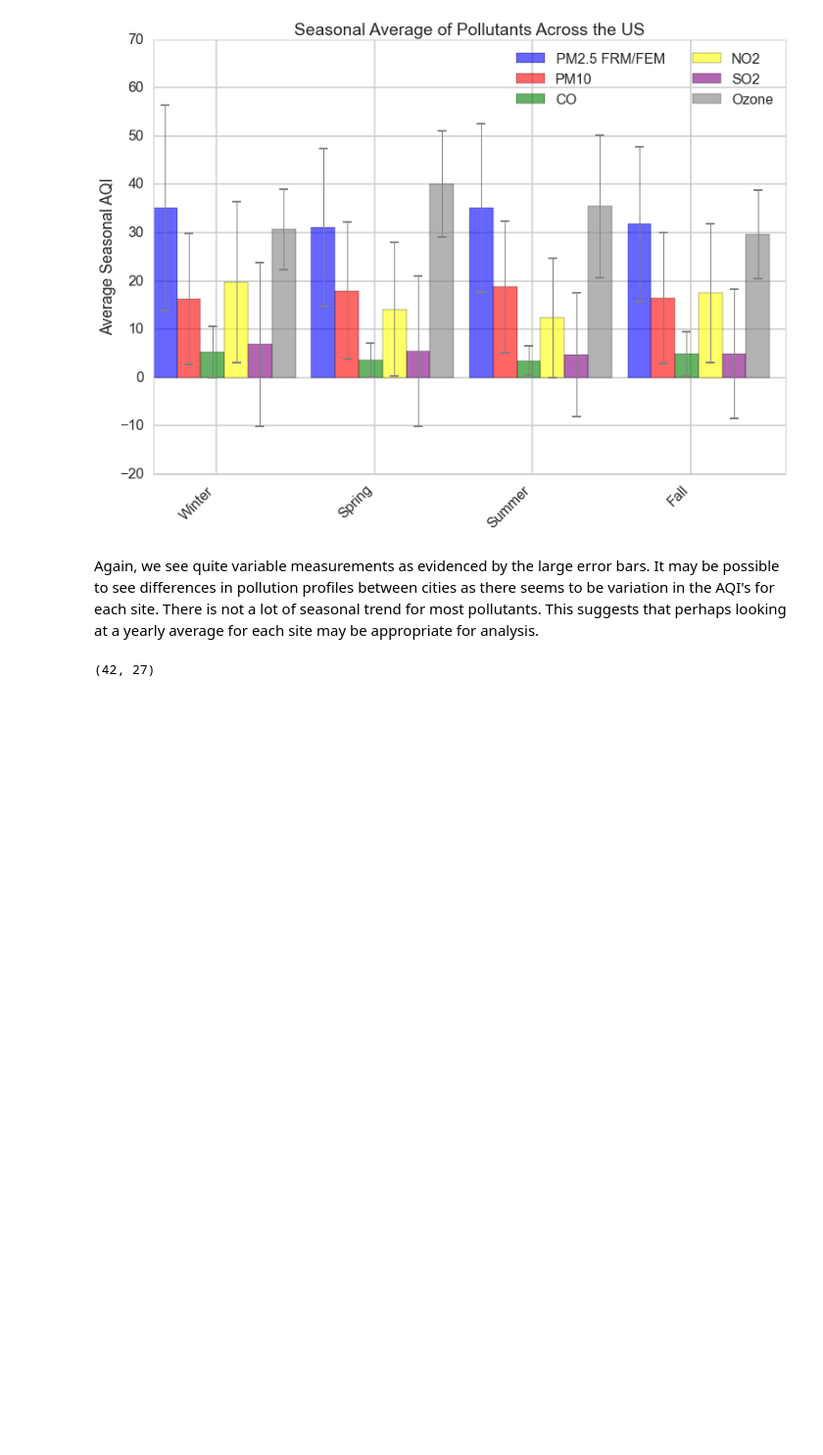
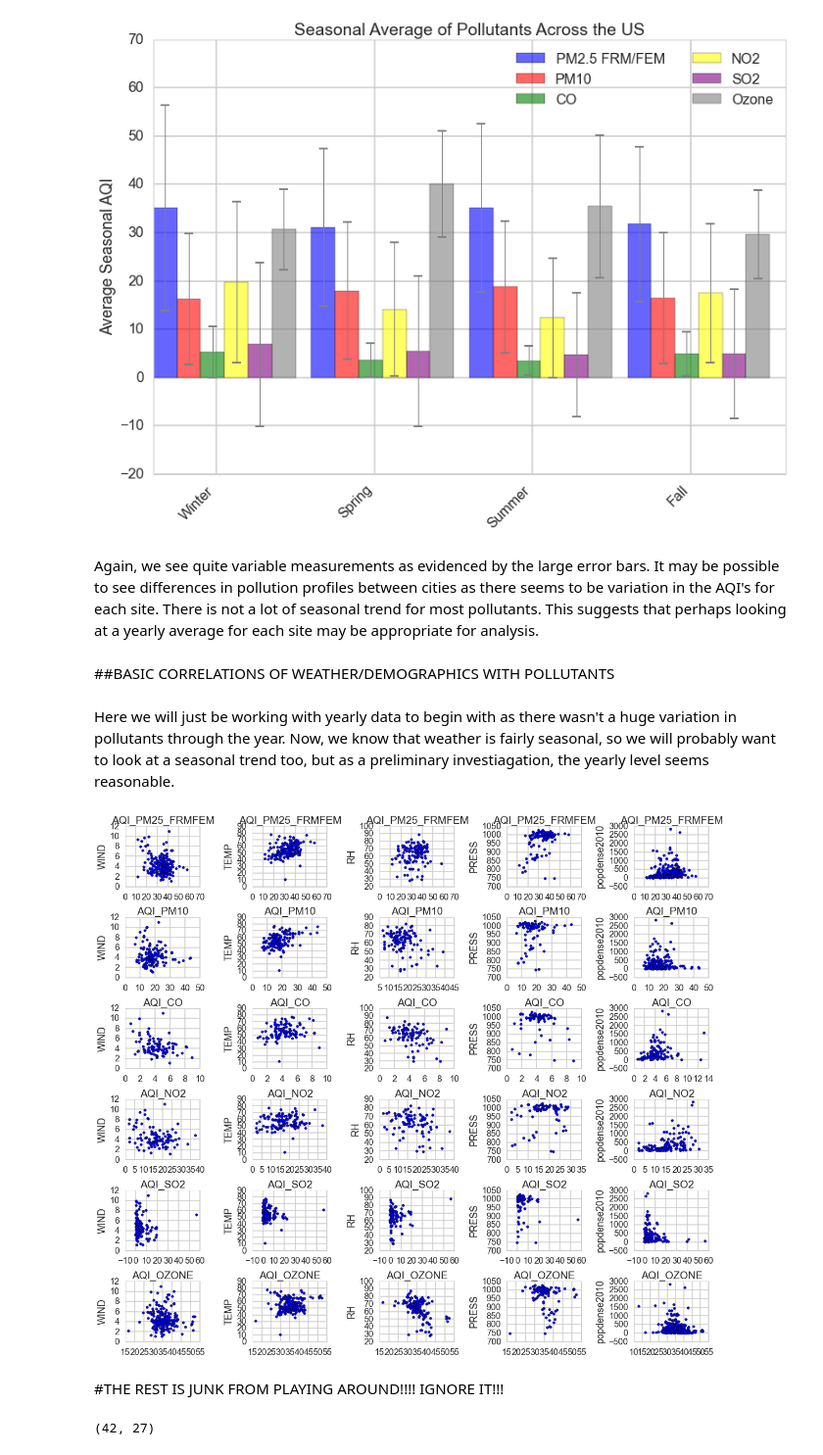
Before and after one commit to mchaffin17/AirPollutionFinalProject, a Jupyter notebook: PollutantData.ipynb, the cells around one changed output. Shown at 98% size. Drawn from its saved outputs; the diff is of its cells as text; code cells hidden in the pictures; blank space fills up the shorter version.

```diff
--- a/PollutantData.ipynb
+++ b/PollutantData.ipynb
@@ -77,6 +77,7 @@ dp = rh_dp[rh_dp['Parameter Name']=='Dew Point']
 wind = pd.read_csv("tempdata/wind_2014.csv")
 wind['season']=wind.apply(lambda row: seasonMaker(row['Date Local']), axis=1)
 wind['month']=wind.apply(lambda row: monthMaker(row['Date Local']), axis=1)
+wind = wind[wind['Units of Measure']=='Knots']
 #CO
 co = pd.read_csv("tempdata/co_2014.csv")
 co['season']=co.apply(lambda row: seasonMaker(row['Date Local']), axis=1)
@@ -281,0 +270,20 @@ DemoFrame.head()
+# %%
+#Add population density
+DemoFrame = intermediate.merge(densityFile,on='id',how='left')
+DemoFrame.drop(DemoFrame.columns[[0,2]],axis=1,inplace=True)
+DemoFrame.columns=['id','latitude','longitude','name','MetArea','pop2010','landarea','popdense2010','pop_weight2010']
+#Fix values that have commas like 1,049 and 1,170.8 so we can use them as floats later
+a = [str(x) for x in list(DemoFrame['popdense2010'].values)]
+b = [float(x.replace(",","")) for x in a]
+DemoFrame['popdense2010']=b
+a = [str(x) for x in list(DemoFrame['pop_weight2010'].values)]
+b = [float(x.replace(",","")) for x in a]
+DemoFrame['pop_weight2010']=b
+a = [str(x) for x in list(DemoFrame['landarea'].values)]
+b = [float(x.replace(",","")) for x in a]
+DemoFrame['landarea']=b
+a = [str(x) for x in list(DemoFrame['pop2010'].values)]
+b = [float(x.replace(",","")) for x in a]
+DemoFrame['pop2010']=b
+#View the frame
+DemoFrame.head()
@@ -393,3 +426,8 @@ DemoFrame.head()
 #Merge in demographic info
 SeasonDat = SeasonDat.merge(DemoFrame[['id','MetArea','pop2010','landarea','popdense2010','pop_weight2010']],on='id',how='left')
 MonthDat = MonthDat.merge(DemoFrame[['id','MetArea','pop2010','landarea','popdense2010','pop_weight2010']],on='id',how='left')
+YearDat = YearDat.merge(DemoFrame[['id','MetArea','pop2010','landarea','popdense2010','pop_weight2010']],on='id',how='left')
+# %%
+MonthDat.drop(['AQI_TEMP','AQI_PRESS','AQI_RH','AQI_DP','AQI_WIND'],axis=1,inplace=True)
+SeasonDat.drop(['AQI_TEMP','AQI_PRESS','AQI_RH','AQI_DP','AQI_WIND'],axis=1,inplace=True)
+YearDat.drop(['AQI_TEMP','AQI_PRESS','AQI_RH','AQI_DP','AQI_WIND'],axis=1,inplace=True)
@@ -483,6 +511,29 @@ plt.title('Seasonal Average of Pollutants Across the US')
 [figure]
 # %% [markdown]
 Again, we see quite variable measurements as evidenced by the large error bars. It may be possible to see differences in pollution profiles between cities as there seems to be variation in the AQI's for each site. There is not a lot of seasonal trend for most pollutants. This suggests that perhaps looking at a yearly average for each site may be appropriate for analysis.
+# %% [markdown]
+##BASIC CORRELATIONS OF WEATHER/DEMOGRAPHICS WITH POLLUTANTS
+# %% [markdown]
+Here we will just be working with yearly data to begin with as there wasn't a huge variation in pollutants through the year. Now, we know that weather is fairly seasonal, so we will probably want to look at a seasonal trend too, but as a preliminary investiagation, the yearly level seems reasonable.
+# %%
+outcomes = ['AQI_PM25_FRMFEM',"AQI_PM10","AQI_CO","AQI_NO2",'AQI_SO2','AQI_OZONE']
+predictors = ['WIND','TEMP','RH','PRESS','popdense2010']
+fig, axes = plt.subplots(nrows=6, ncols=5, figsize=(16, 14),
+                         tight_layout=True)
+count = 0
+for pol in outcomes:
+    for pred in predictors:
+        ax = axes.ravel()[count]
+        plotting_dat = YearDat[[pol,pred]]
+        ax.scatter(plotting_dat[pol],plotting_dat[pred])
+        count += 1
+        ax.set_title(pol)
+        ax.set_ylabel(pred)
+        #ax.annotate(pol, xy=(np.min(plotting_dat[pol]), np.max(plotting_dat[pred])), fontsize=14)
+# %% [output]
+[figure, added]
+# %% [markdown]
+#THE REST IS JUNK FROM PLAYING AROUND!!!! IGNORE IT!!!
 # %%
 '''
 SeasonDat = SeasonDat[pd.notnull(SeasonDat['PM25_FRMFEM'])]
```
Also changed, not shown: parts of 7 cells of this notebook, 3 other files.
